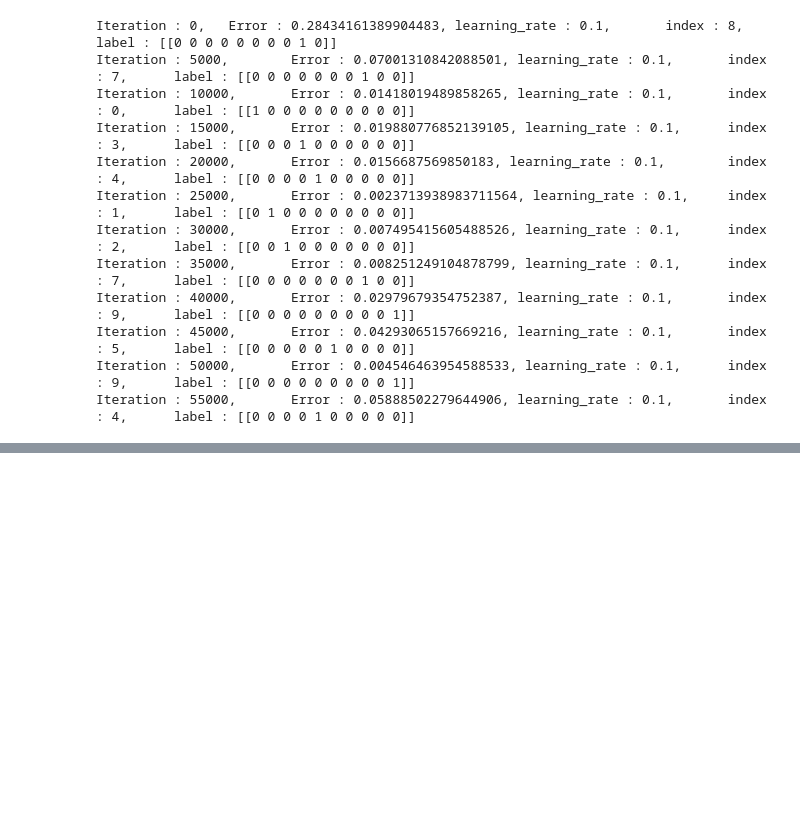
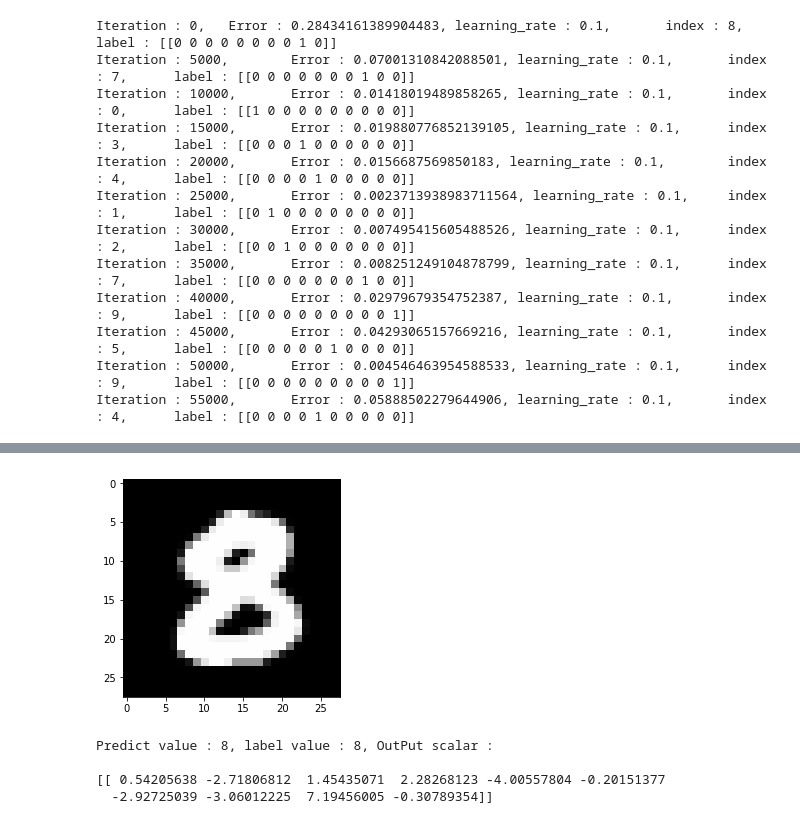
Before and after one commit to ssaru/Deeplearning-from-scratch, a Jupyter notebook: Neural_Network_tutorial(MNIST).ipynb, the cells around one changed output, grey strips where cells are left out. Saved outputs shown, nothing was run; the diff lists cells and outputs as text; code cells hidden in the pictures; blank space fills up the shorter version.

```diff
--- a/Neural_Network_tutorial(MNIST).ipynb
+++ b/Neural_Network_tutorial(MNIST).ipynb
@@ -718,0 +881,21 @@ Predict value : 7, OutPut scalar :
+# %%
+num_of_valid = len(val_img)
+arr = np.arange(num_of_valid)
+np.random.shuffle(arr)
+
+Input = val_img[arr[0]]
+label = val_label[arr[0]]
+plt.imshow(Input, cmap='Greys_r')
+plt.show()
+
+X = Input.reshape(1,28,28)
+result = sess.run(model, feed_dict={x: X})
+
+val = np.argmax(result)
+print("Predict value : {}, label value : {}, OutPut scalar : \n\n{}".format(val, label,result))
+# %% [output]
+[figure, added]
+Predict value : 8, label value : 8, OutPut scalar :
+
+[[ 0.54205638 -2.71806812  1.45435071  2.28268123 -4.00557804 -0.20151377
+  -2.92725039 -3.06012225  7.19456005 -0.30789354]]
```
Also changed, not shown: parts of 21 cells of this notebook, 2 other files.
